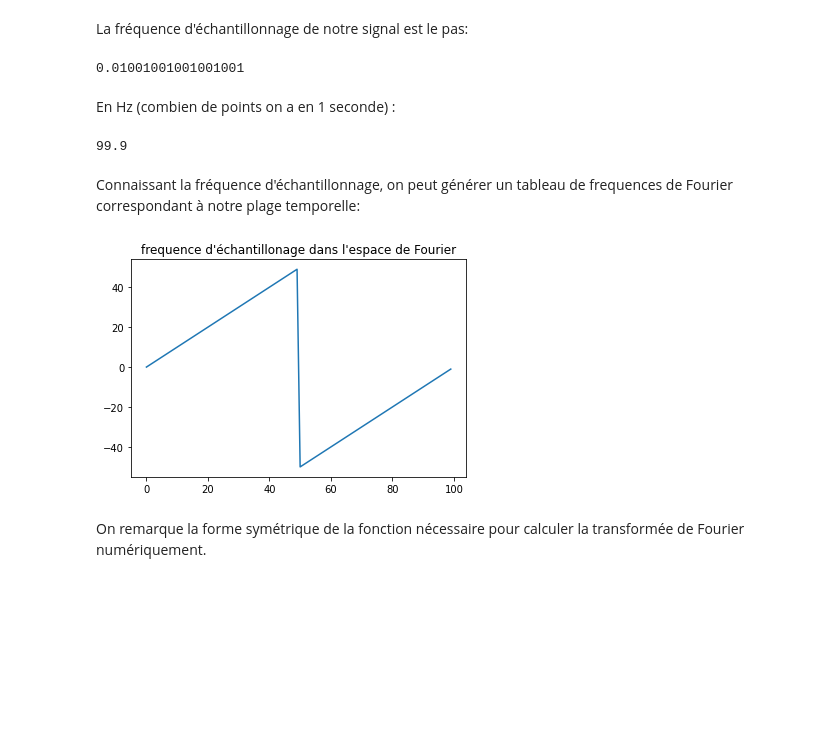
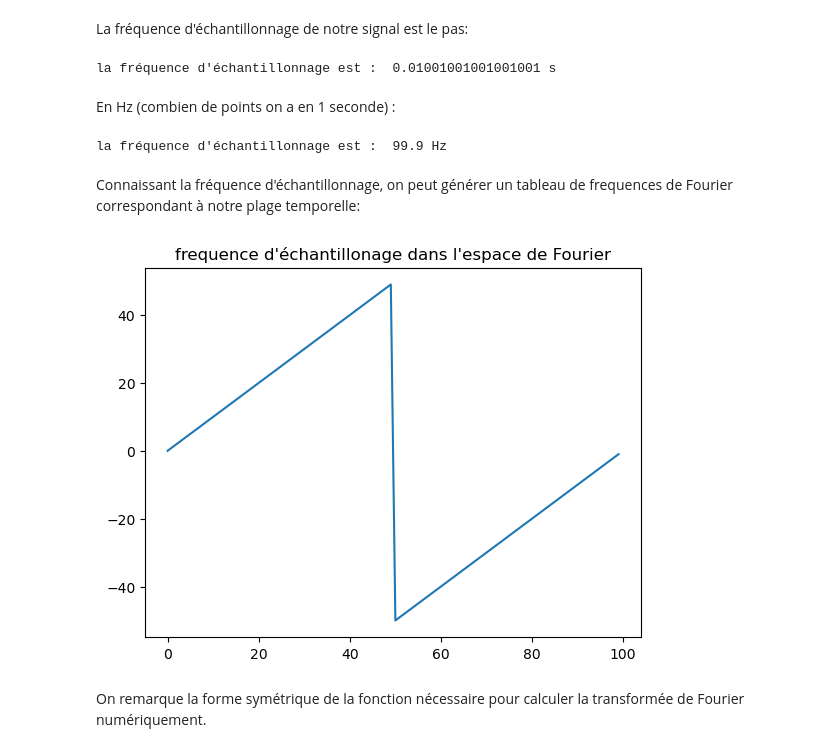
Before and after one commit to Ovive57/M2_filtrage, a Jupyter notebook: Signal_complexe.ipynb, the cells around one changed output. Cells and saved outputs as stored; diff of their text form; code cells hidden in the pictures; blank space fills up the shorter version.

```diff
--- a/Signal_complexe.ipynb
+++ b/Signal_complexe.ipynb
@@ -39,25 +39,25 @@ plt.show()
 # %% [markdown]
 La fréquence d'échantillonnage de notre signal est le pas:
 # %%
-print(pas)
+print("la fréquence d'échantillonnage est : ", pas, "s")
 # %% [output]
-0.01001001001001001
+la fréquence d'échantillonnage est :  0.01001001001001001 s
 # %% [markdown]
 En Hz (combien de points on a en 1 seconde) :
 # %%
-print(1/pas)
+print("la fréquence d'échantillonnage est : ", 1/pas, "Hz")
 # %% [output]
-99.9
+la fréquence d'échantillonnage est :  99.9 Hz
 # %% [markdown]
 Connaissant la fréquence d'échantillonnage, on peut générer un tableau de frequences de Fourier correspondant à notre plage temporelle:
 # %%
-frequence1 = np.fft.fftfreq(np.size(temps[0:100]), pas)
+frequence1 = np.fft.fftfreq(np.size(temps1), pas)
 
 plt.plot(frequence1)
 plt.title("frequence d'échantillonage dans l'espace de Fourier")
 plt.show()
 # %% [output]
-[figure, old version]
+[figure, new version]
 # %% [markdown]
 On remarque la forme symétrique de la fonction nécessaire pour calculer la transformée de Fourier numériquement.
 # %% [markdown]
```
Also changed, not shown: parts of 13 cells of this notebook, 2 other files.
